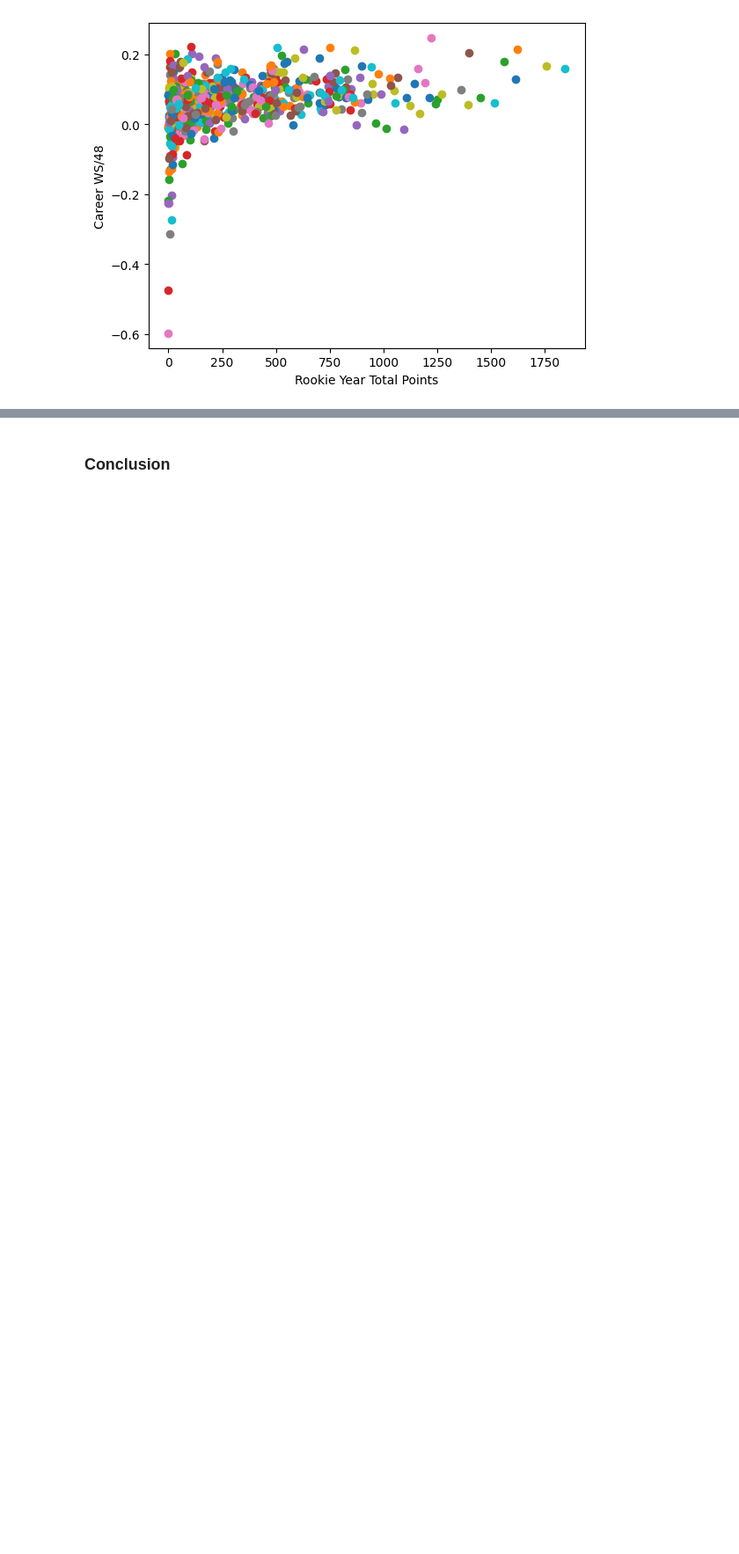
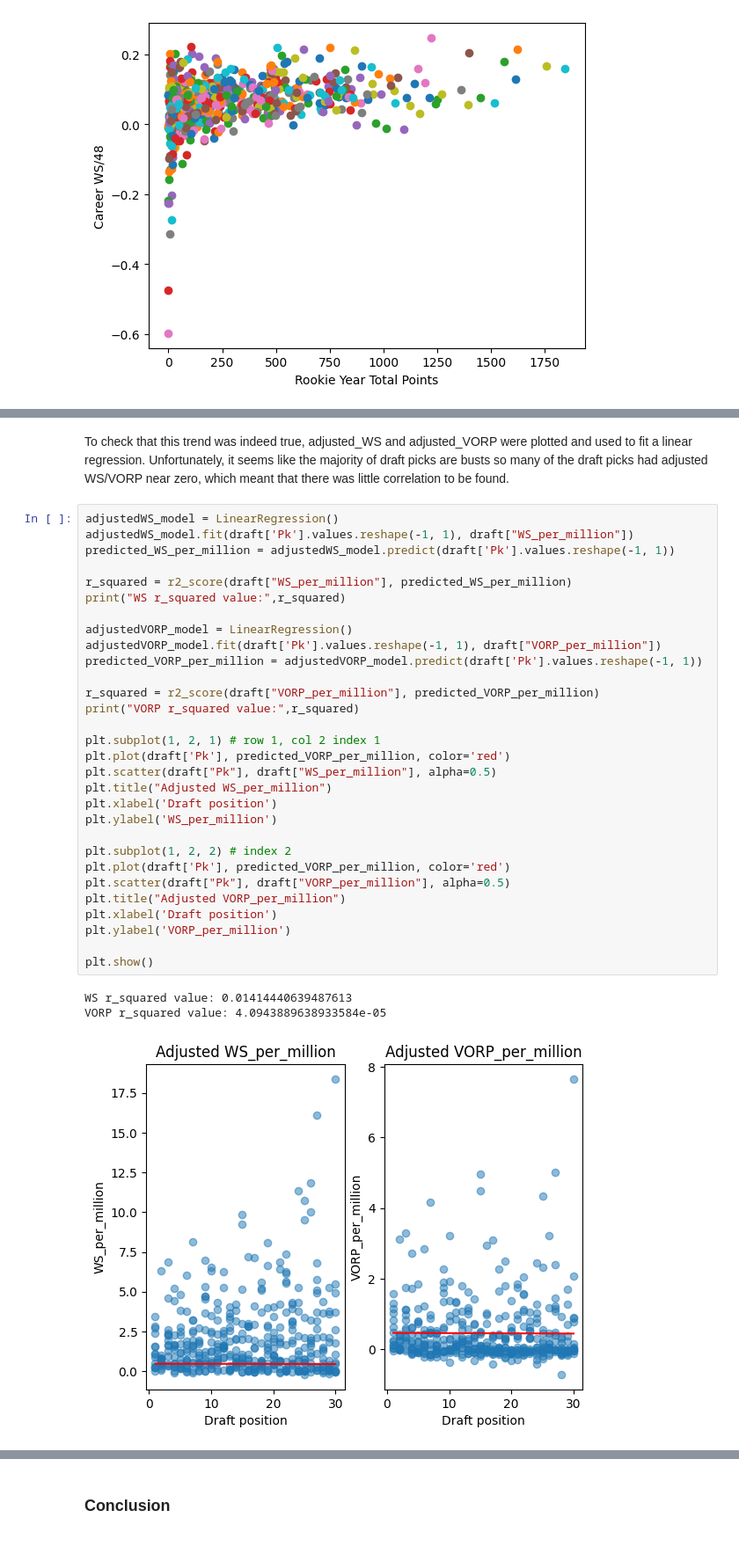
Before and after one commit to katabanga/NBA-Draft-Rank-V.S.-Success, a Jupyter notebook: final.ipynb, the cells around one changed output, grey strips where cells are left out. Shown at 88% size. Saved outputs shown, nothing was run; the diff lists cells and outputs as text; blank space fills up the shorter version.

Commit message:
checked conclusion/start

```diff
--- a/final.ipynb
+++ b/final.ipynb
@@ -380,0 +362,36 @@ RanksumsResult(statistic=0.29063407132600927, pvalue=0.7713311991886364)
+# %% [markdown]
+To check that this trend was indeed true, adjusted_WS and adjusted_VORP were plotted and used to fit a linear regression. Unfortunately, it seems like the majority of draft picks are busts so many of the draft picks had adjusted WS/VORP near zero, which meant that there was little correlation to be found.
+# %%
+adjustedWS_model = LinearRegression()
+adjustedWS_model.fit(draft['Pk'].values.reshape(-1, 1), draft["WS_per_million"])
+predicted_WS_per_million = adjustedWS_model.predict(draft['Pk'].values.reshape(-1, 1))
+
+r_squared = r2_score(draft["WS_per_million"], predicted_WS_per_million)
+print("WS r_squared value:",r_squared)
+
+adjustedVORP_model = LinearRegression()
+adjustedVORP_model.fit(draft['Pk'].values.reshape(-1, 1), draft["VORP_per_million"])
+predicted_VORP_per_million = adjustedVORP_model.predict(draft['Pk'].values.reshape(-1, 1))
+
+r_squared = r2_score(draft["VORP_per_million"], predicted_VORP_per_million)
+print("VORP r_squared value:",r_squared)
+
+plt.subplot(1, 2, 1) # row 1, col 2 index 1
+plt.plot(draft['Pk'], predicted_VORP_per_million, color='red')
+plt.scatter(draft["Pk"], draft["WS_per_million"], alpha=0.5)
+plt.title("Adjusted WS_per_million")
+plt.xlabel('Draft position')
+plt.ylabel('WS_per_million')
+
+plt.subplot(1, 2, 2) # index 2
+plt.plot(draft['Pk'], predicted_VORP_per_million, color='red')
+plt.scatter(draft["Pk"], draft["VORP_per_million"], alpha=0.5)
+plt.title("Adjusted VORP_per_million")
+plt.xlabel('Draft position')
+plt.ylabel('VORP_per_million')
+
+plt.show()
+# %% [output]
+WS r_squared value: 0.01414440639487613
+VORP r_squared value: 4.0943889638933584e-05
+[figure, added]
```
Also changed, not shown: parts of 12 cells of this notebook.
